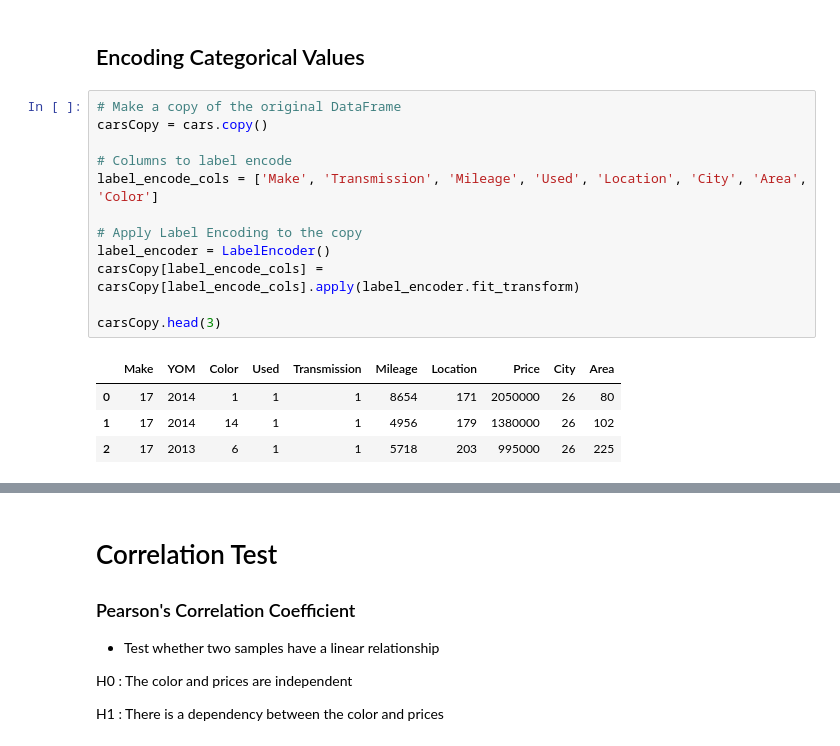
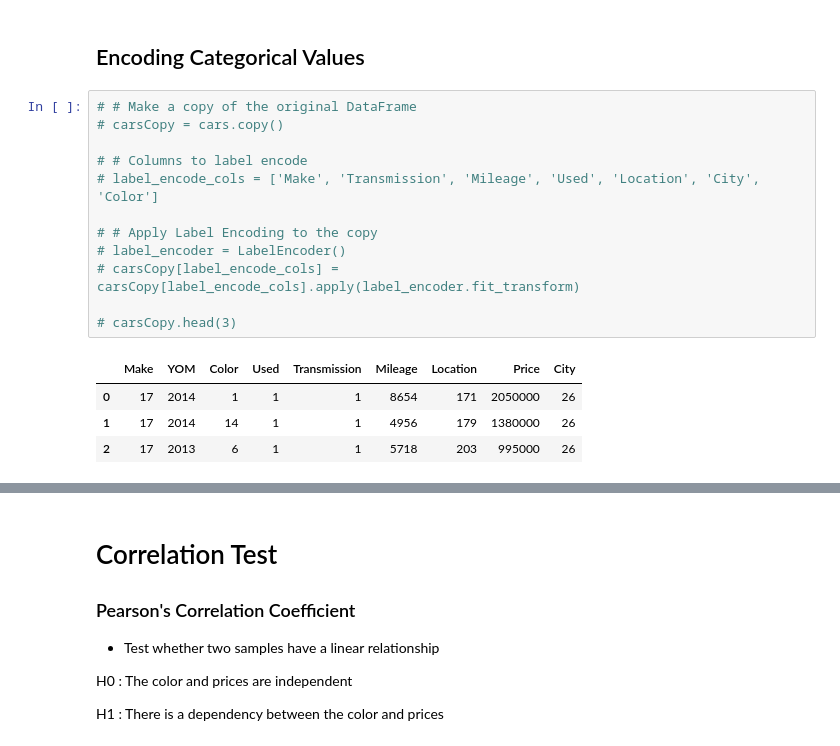
Before and after one commit to Cynthiachelangat/groupcarproject, a Jupyter notebook: model.ipynb, the cells around one changed output, grey strips where cells are left out. Saved outputs shown, nothing was run; the diff lists cells and outputs as text.

```diff
--- a/model.ipynb
+++ b/model.ipynb
@@ -671,19 +671,19 @@ plt.show()
 # %% [markdown]
 ## Encoding Categorical Values
 # %%
-# Make a copy of the original DataFrame
-carsCopy = cars.copy()
+# # Make a copy of the original DataFrame
+# carsCopy = cars.copy()
 
-# Columns to label encode
-label_encode_cols = ['Make', 'Transmission', 'Mileage', 'Used', 'Location', 'City', 'Area', 'Color']
+# # Columns to label encode
+# label_encode_cols = ['Make', 'Transmission', 'Mileage', 'Used', 'Location', 'City', 'Color']
 
-# Apply Label Encoding to the copy
-label_encoder = LabelEncoder()
-carsCopy[label_encode_cols] = carsCopy[label_encode_cols].apply(label_encoder.fit_transform)
+# # Apply Label Encoding to the copy
+# label_encoder = LabelEncoder()
+# carsCopy[label_encode_cols] = carsCopy[label_encode_cols].apply(label_encoder.fit_transform)
 
-carsCopy.head(3)
+# carsCopy.head(3)
 # %% [output]
-|  | Make | YOM | Color | Used | Transmission | Mileage | Location | Price | City | Area |
-| 0 | 17 | 2014 | 1 | 1 | 1 | 8654 | 171 | 2050000 | 26 | 80 |
-| 1 | 17 | 2014 | 14 | 1 | 1 | 4956 | 179 | 1380000 | 26 | 102 |
-| 2 | 17 | 2013 | 6 | 1 | 1 | 5718 | 203 | 995000 | 26 | 225 |
+|  | Make | YOM | Color | Used | Transmission | Mileage | Location | Price | City |
+| 0 | 17 | 2014 | 1 | 1 | 1 | 8654 | 171 | 2050000 | 26 |
+| 1 | 17 | 2014 | 14 | 1 | 1 | 4956 | 179 | 1380000 | 26 |
+| 2 | 17 | 2013 | 6 | 1 | 1 | 5718 | 203 | 995000 | 26 |
```
Also changed, not shown: parts of 9 cells of this notebook.
